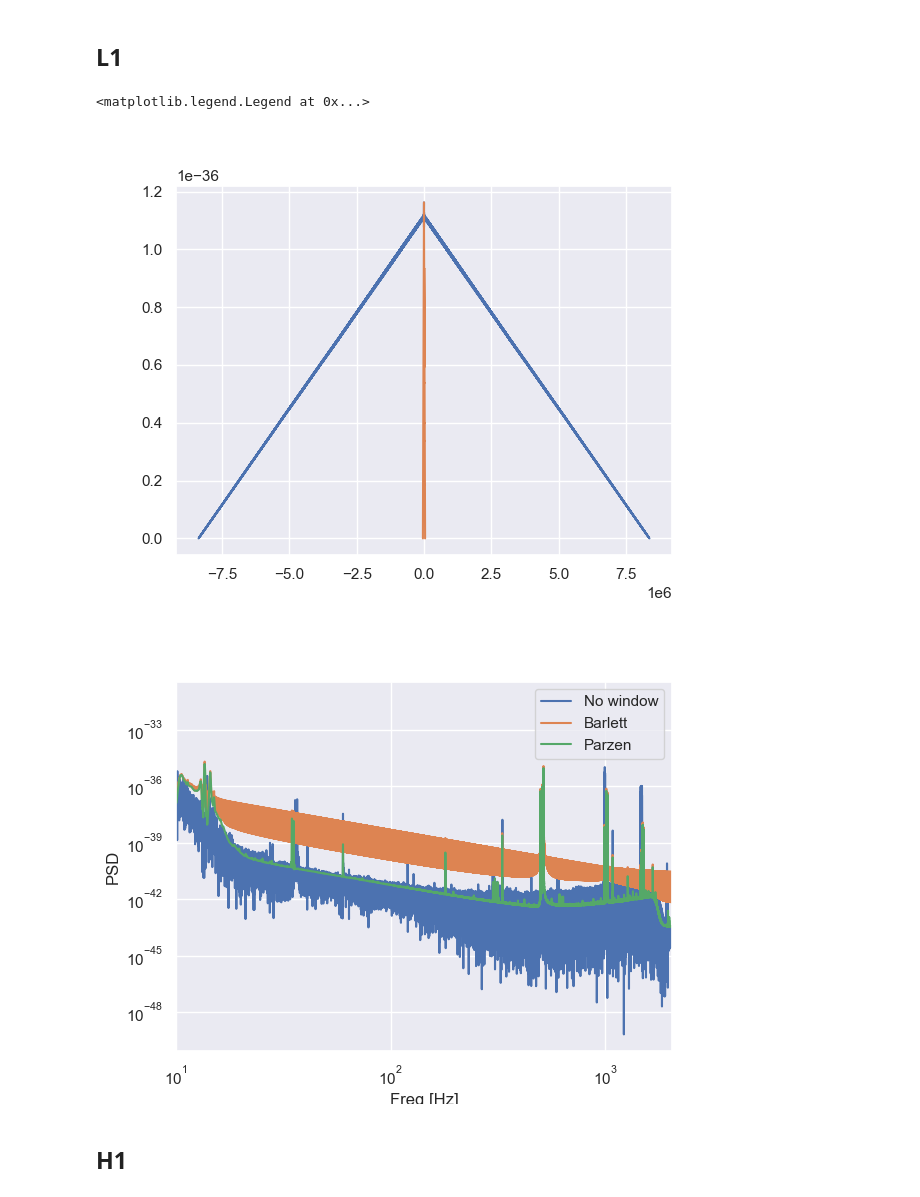
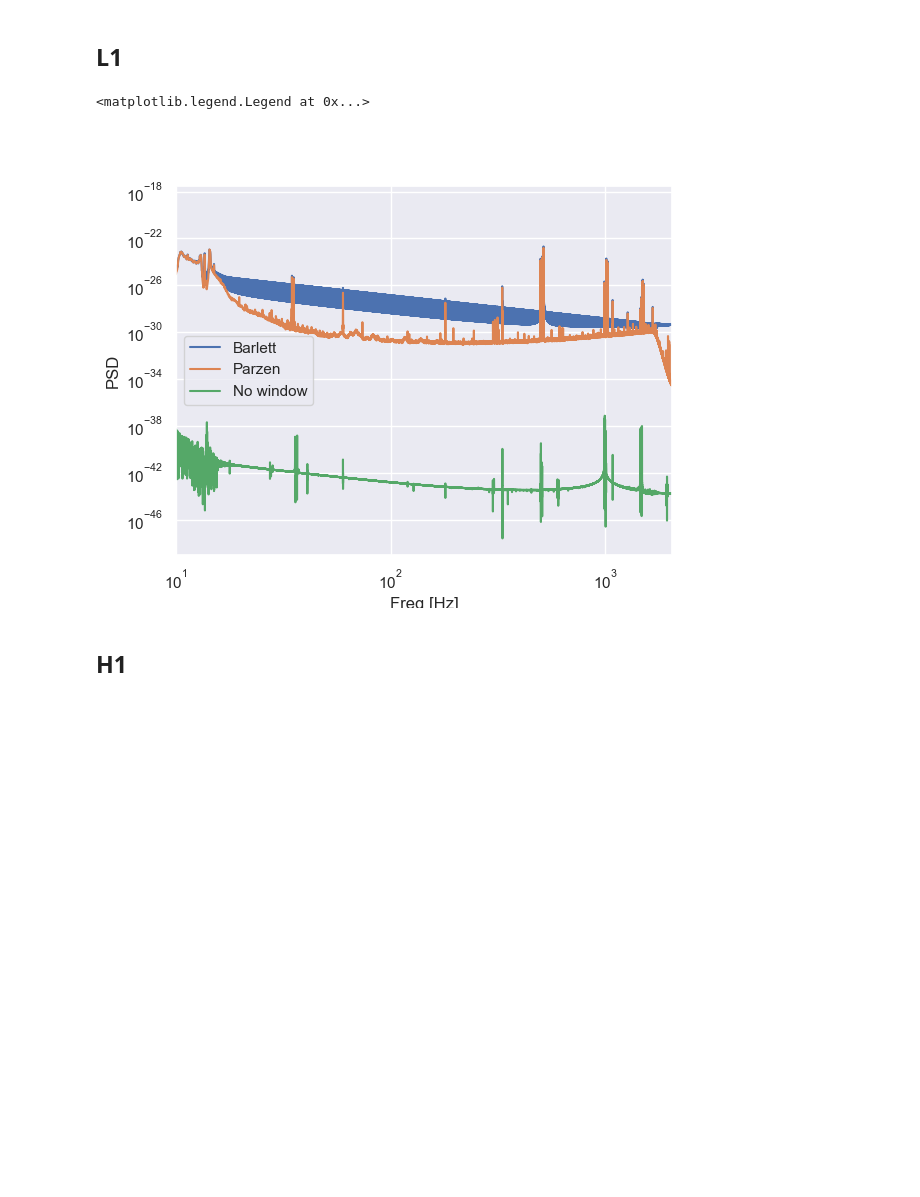
Before and after one commit to GonzaLinares/PASA_TP1, a Jupyter notebook: main.ipynb, the cells around one changed output. Cells and saved outputs as stored; diff of their text form; code cells hidden in the pictures; blank space fills up the shorter version.

```diff
--- a/main.ipynb
+++ b/main.ipynb
@@ -151,12 +132,2 @@ plt.plot(lags, rv)
 # %% [markdown]
 Esta autocorrelacion se realiza a traves del camino de la fft utilizando todas las muestras presentes luego del evento del dataset de 4096 segundos. Se puede ver que la correlacion es mas alta dentro de un intervalo de aproximadamente 30 seg y luego se achica y parece permanecer con una amplitud mas pequeña en comparacion con el centro. Esto no necesariamente indica que las muestras sean poco correlacionadas en ventanas de 30 seg ya que no se puede asegurar la estacionaridad de la señal en el intervalo de tiempo utilizado. En caso de que fuera estacionario, este resultado es evidencia de que para intervalos de mas de 30 seg la correlacion es bastante menor.
-# %%
-psd_freq, psd = PSD(strain_H1_after_noise[0: 100*fs], 1.5)
-plt.figure()
-plt.plot(psd_freq, psd)
-
-plt.xscale('log')
-plt.yscale('log')
-plt.xlabel('Freq [Hz]')
-plt.ylabel('PSD')
-plt.xlim(10, fs/2)
@@ -238,47 +232,39 @@ Rxpa_estL1 = (after_preiodogram + bf_preiodogram)/2
 # %% [markdown]
 ## L1
 # %%
-data_lenght = len(strain_L1_before_noise)
-data = strain_L1_before_noise[:data_lenght]
-# data_window = sg.windows.tukey(data_lenght, 0.25)
-# data *= data_window
+data_lenght = len(strain_L1_after_noise)
+data_window = sg.windows.tukey(data_lenght, 1./4)
+data = strain_L1_after_noise[:data_lenght] * data_window
 
-lags2get = fs*10
+lags2get = fs*30
 window_size = lags2get*2+1
-pading = 2
 
-rx_full = sg.correlate(data, data, method='auto')/data_lenght
-lags = sg.correlation_lags(data_lenght, data_lenght)
+rx_full = sg.correlate(data, data)
 
-rx = rx_full[data_lenght-1-lags2get: data_lenght-1+lags2get+1]
+rx = rx_full[data_lenght-lags2get: data_lenght+lags2get+1]
 window1 = sg.windows.bartlett(window_size)
 window2 = sg.windows.parzen(window_size)
-
 vn1 = rx*window1
 vn2 = rx*window2
-plt.figure()
-plt.plot(lags, rx_full)
-plt.plot(lags[data_lenght-1-lags2get: data_lenght-1+lags2get+1], vn1)
 
-Rxps_estL1barlet = np.abs(rfft(vn1, window_size*pading))
-Rxps_estL1parzen = np.abs(rfft(vn2, window_size*pading))
-psL1freqs = rfftfreq(window_size*pading, 1/fs)
+Rxps_estL1barlet = np.abs(rfft(vn1))*window_size/2
+Rxps_estL1parzen = np.abs(rfft(vn2))*window_size/2
+psL1freqs = rfftfreq(window_size, 1/fs)
 
 plt.figure()
 
-plt.plot(psd_freq, psd, label="No window")
 plt.plot(psL1freqs, Rxps_estL1barlet, label="Barlett")
 plt.plot(psL1freqs, Rxps_estL1parzen, label="Parzen")
+plt.plot(psd_freq, psd, label="No window")
 plt.xscale('log')
 plt.yscale('log')
 plt.xlabel('Freq [Hz]')
 plt.ylabel('PSD')
 plt.xlim(10, fs/2)
 plt.legend()
 # %% [output]
 <matplotlib.legend.Legend at 0x...>
-[figure, old version]
+[figure, new version]
-[figure, removed]
 # %% [markdown]
 ## H1
 # %%
```
Also changed, not shown: parts of 28 cells of this notebook.
